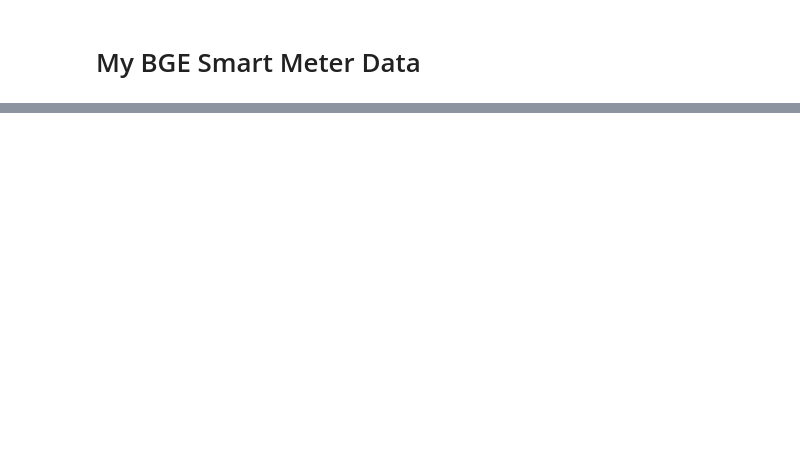
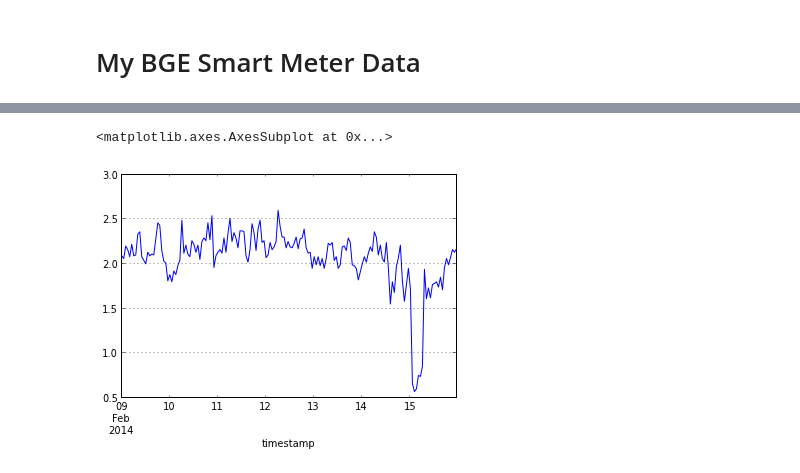
Before and after one commit to jtelszasz/my_energy_forecast_SVR, a Jupyter notebook: My_Energy.ipynb, the cells around one changed output, grey strips where cells are left out. Saved outputs shown, nothing was run; the diff lists cells and outputs as text; code cells hidden in the pictures; blank space fills up the shorter version.

```diff
--- a/My_Energy.ipynb
+++ b/My_Energy.ipynb
@@ -26 +30,6 @@ xlabel('Usage (kWh)')
 [figure]
+# %%
+df_myBGEdata['USAGE']['2014-02-09':'2014-02-15'].plot()
+# %% [output]
+<matplotlib.axes.AxesSubplot at 0x...>
+[figure, added]
```
Also changed, not shown: parts of 3 cells of this notebook, 3 other files.
